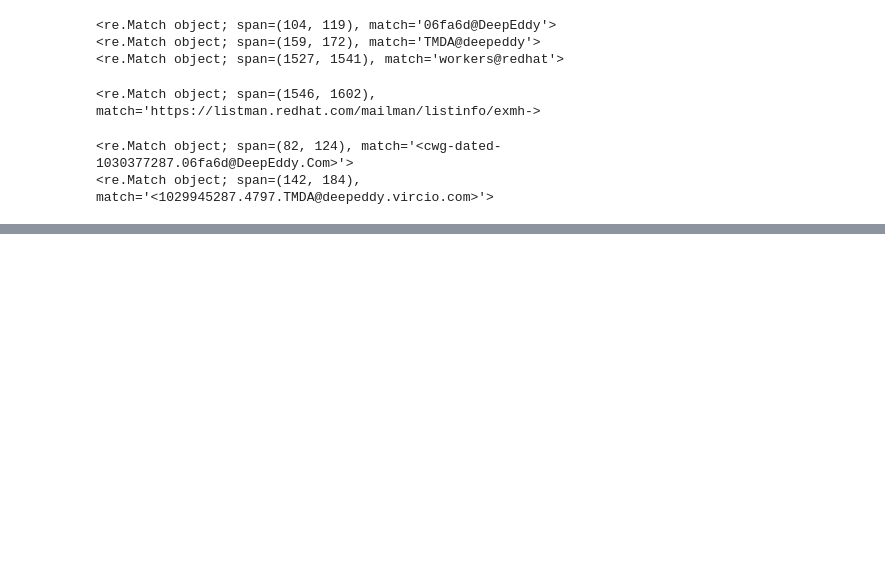
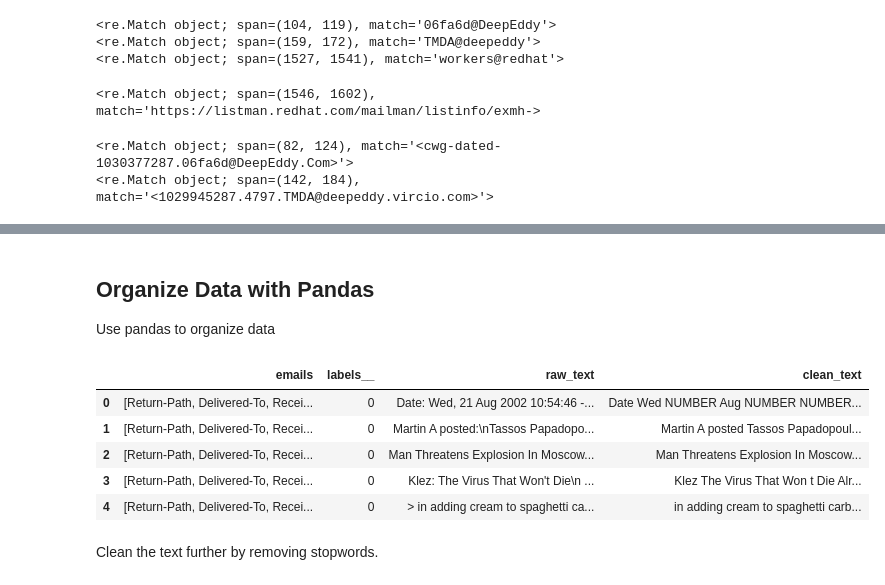
Before and after one commit to knolasco/Intro_to_ML_Course, a Jupyter notebook: Module2/SpamOrHam.ipynb, the cells around one changed output, grey strips where cells are left out. Cells and saved outputs as stored; diff of their text form; code cells hidden in the pictures; blank space fills up the shorter version.

```diff
--- a/Module2/SpamOrHam.ipynb
+++ b/Module2/SpamOrHam.ipynb
@@ -177,0 +251,43 @@ for match in matches:
+# %% [markdown]
+## Organize Data with Pandas
+Use pandas to organize data
+# %%
+import pandas as pd
+
+emails = ham_emails + spam_emails
+ham_labels = [0]*len(ham_emails)
+spam_labels = [1]*len(spam_emails)
+labels = ham_labels + spam_labels
+
+data = {'emails' : emails, 'labels__' : labels}
+df = pd.DataFrame(data)
+# %%
+def get_raw_text(email_):
+    try:
+        return email_.get_content()
+    except:
+        return str(email_.get_payload())
+# %%
+df['raw_text'] = df['emails'].apply(get_raw_text)
+# %%
+def clean_text(raw_text):
+    text = raw_text.strip()
+    text = re.sub(r'[\w]+@[\w]+', 'EMAIL', text) # replace emails with EMAIL
+    text = re.sub(r'(https:.+|http:.+|http.+|https.+)', 'LINK', text) # replace links with LINK
+    text = re.sub(r'<.+>', '', text) # anything inside <>
+    text = re.sub(r'\n', '', text) # new line characters
+    text = re.sub(r'[^\w\s]', ' ', text) # remove punctuation
+    text = re.sub(r'\d+', 'NUMBER', text) # replace string of numbers with NUMBER
+    return text
+# %%
+df['clean_text'] = df['raw_text'].apply(clean_text)
+df.head()
+# %% [output]
+|  | emails | labels__ | raw_text | clean_text |
+| 0 | [Return-Path, Delivered-To, Recei... | 0 | Date: Wed, 21 Aug 2002 10:54:46 -... | Date Wed NUMBER Aug NUMBER NUMBER... |
+| 1 | [Return-Path, Delivered-To, Recei... | 0 | Martin A posted:\nTassos Papadopo... | Martin A posted Tassos Papadopoul... |
+| 2 | [Return-Path, Delivered-To, Recei... | 0 | Man Threatens Explosion In Moscow... | Man Threatens Explosion In Moscow... |
+| 3 | [Return-Path, Delivered-To, Recei... | 0 | Klez: The Virus That Won't Die\n ... | Klez The Virus That Won t Die Alr... |
+| 4 | [Return-Path, Delivered-To, Recei... | 0 | > in adding cream to spaghetti ca... | in adding cream to spaghetti carb... |
+# %% [markdown]
+Clean the text further by removing stopwords.
```
Also changed, not shown: parts of 28 cells of this notebook.
